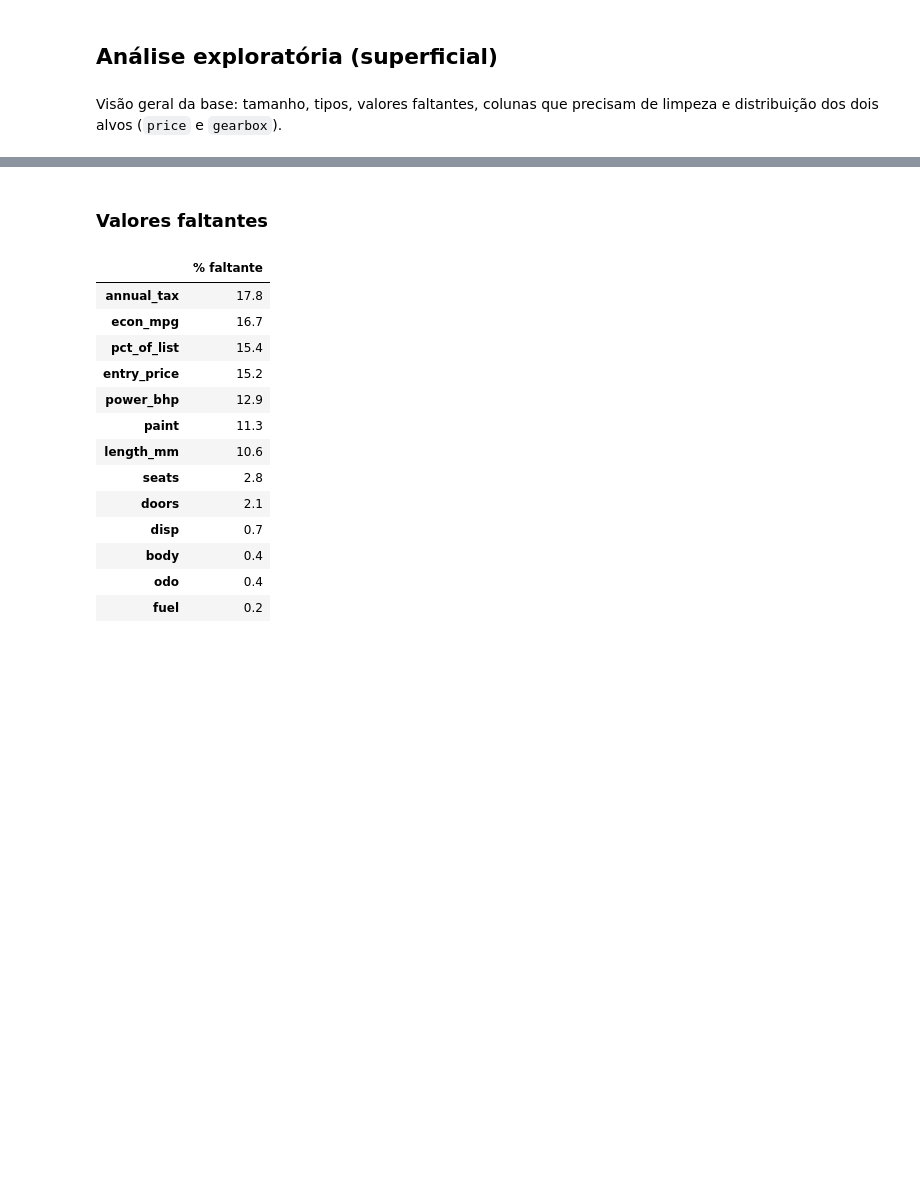
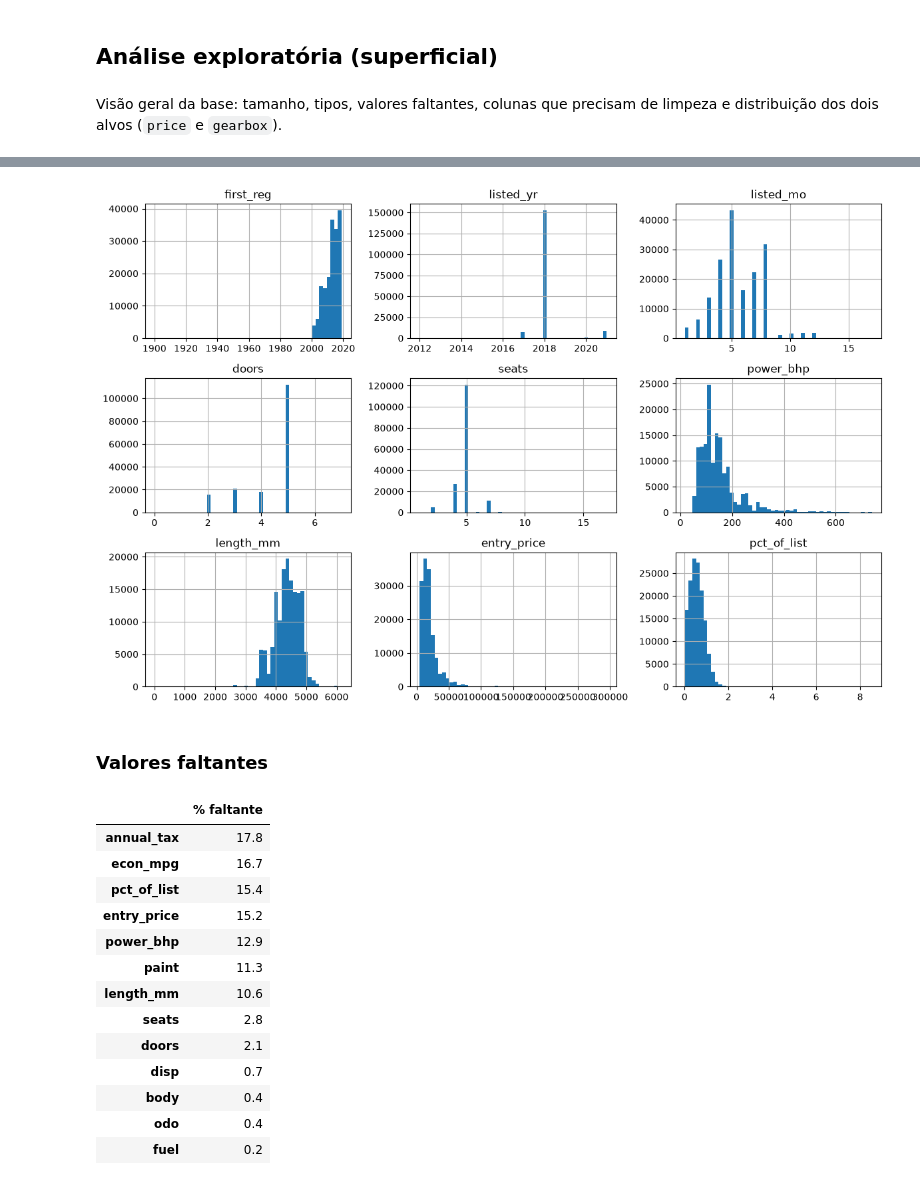
Before and after one commit to antoniosdiass-coder/projeto1, a Jupyter notebook: projeto1.ipynb, the cells around one changed output, grey strips where cells are left out. Cells and saved outputs as stored; diff of their text form; code cells hidden in the pictures; blank space fills up the shorter version.

```diff
--- a/projeto1.ipynb
+++ b/projeto1.ipynb
@@ -49,3 +49,9 @@ memory usage: 27.3+ MB
+# %%
+df.hist(bins=50, figsize=(12, 8))
+plt.tight_layout()
+plt.show()
+# %% [output]
+[figure, added]
 # %% [markdown]
 ### Valores faltantes
 # %%
```
Also changed, not shown: parts of 46 cells of this notebook.
